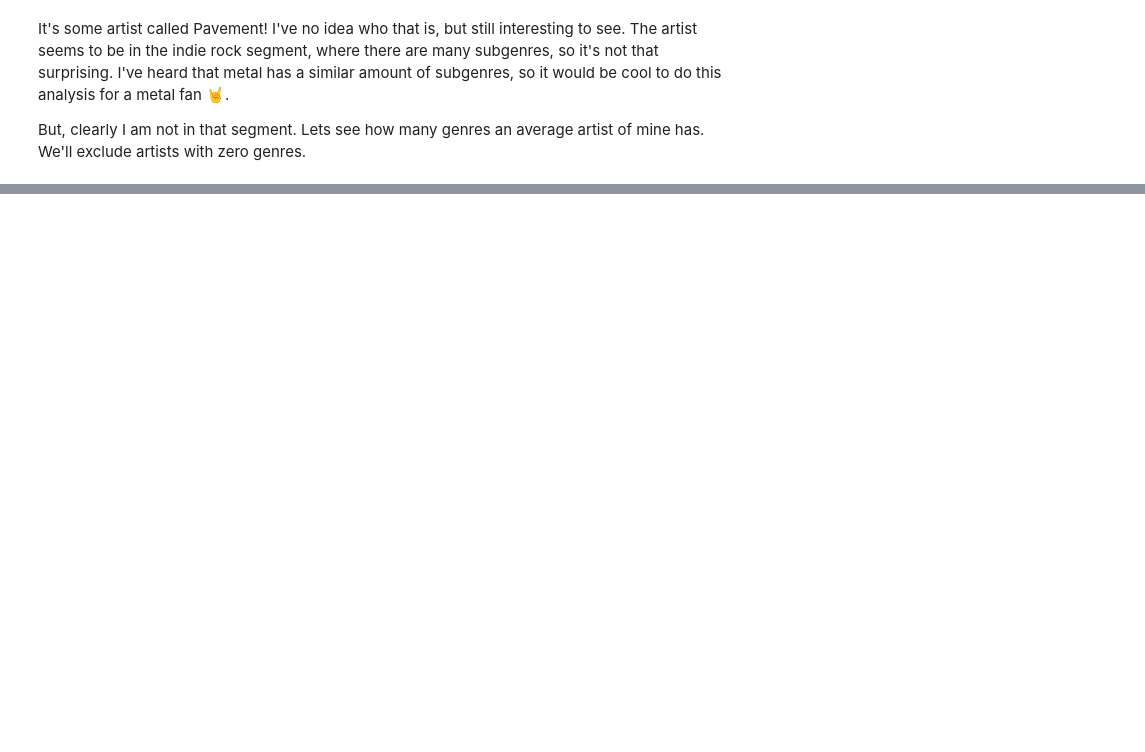
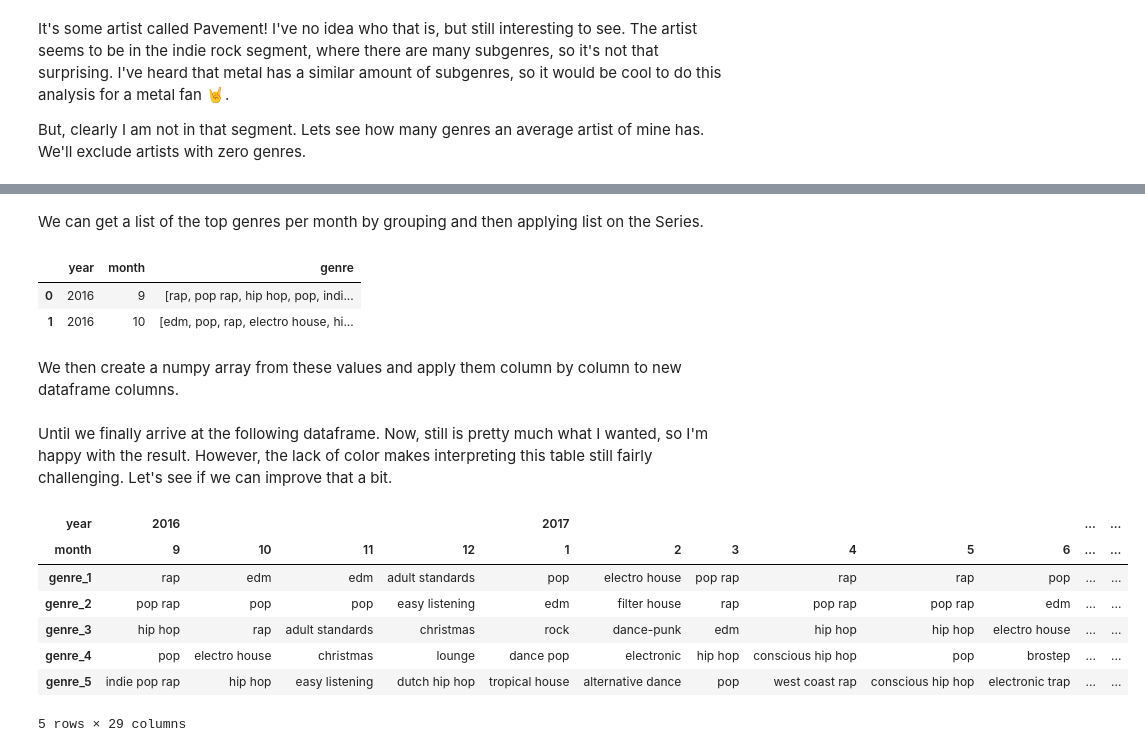
Before and after one commit to Baukebrenninkmeijer/personal-homepage, a Jupyter notebook: _notebooks/2020-07-31-spotify-listening-history-analysis-part-1.ipynb, the cells around one changed output, grey strips where cells are left out. Cells and saved outputs as stored; diff of their text form; code cells hidden in the pictures; blank space fills up the shorter version.

```diff
--- a/_notebooks/2020-07-31-spotify-listening-history-analysis-part-1.ipynb
+++ b/_notebooks/2020-07-31-spotify-listening-history-analysis-part-1.ipynb
@@ -670,0 +534,3 @@ plt.show()
+# %%
+counts_per_genre_per_month_melted = pd.melt(counts_per_genre_per_month_filtered, id_vars=['year', 'month'], value_vars=columns, var_name='genre', value_name='percentage')
+counts_per_genre_per_month_melted['datetime'] = pd.to_datetime(counts_per_genre_per_month_melted.month.astype(str) + '-' + counts_per_genre_per_month_melted.year.astype(str), format='%m-%Y')
@@ -670,0 +554,3 @@ plt.show()
+# %%
+top_genres_per_month_with_perc = counts_per_genre_per_month_melted.loc[counts_per_genre_per_month_melted.groupby(['year', 'month']).percentage.nlargest(5).reset_index().level_2.values, :]
+top_genres_per_month_with_perc.set_index(['year', 'month']).head(10)
@@ -670,0 +648,30 @@ plt.show()
+# %% [markdown]
+We can get a list of the top genres per month by grouping and then applying list on the Series.
+# %%
+top_genres_per_month = top_genres_per_month_with_perc.groupby(['year',  'month']).genre.apply(list).reset_index()
+top_genres_per_month[:2]
+# %% [output]
+|  | year | month | genre |
+| 0 | 2016 | 9 | [rap, pop rap, hip hop, pop, indi... |
+| 1 | 2016 | 10 | [edm, pop, rap, electro house, hi... |
+# %% [markdown]
+We then create a numpy array from these values and apply them column by column to new dataframe columns.
+# %%
+genre_array = np.stack(top_genres_per_month.genre.values)
+for i, new_col in enumerate([f'genre_{x}' for x in range(1, 6)]):
+    top_genres_per_month[new_col] = genre_array[:, i]
+top_genres_per_month = top_genres_per_month.drop('genre', axis=1)
+# %% [markdown]
+Until we finally arrive at the following dataframe. Now, still is pretty much what I wanted, so I'm happy with the result. However, the lack of color makes interpreting this table still fairly challenging. Let's see if we can improve that a bit.
+# %%
+top_genres_per_month = top_genres_per_month.set_index(['year', 'month']).T
+top_genres_per_month
+# %% [output]
+| year | 2016 |  |  |  | 2017 |  |  |  |  |  | ... | ... |
+| month | 9 | 10 | 11 | 12 | 1 | 2 | 3 | 4 | 5 | 6 | ... | ... |
+| genre_1 | rap | edm | edm | adult standards | pop | electro house | pop rap | rap | rap | pop | ... | ... |
+| genre_2 | pop rap | pop | pop | easy listening | edm | filter house | rap | pop rap | pop rap | edm | ... | ... |
+| genre_3 | hip hop | rap | adult standards | christmas | rock | dance-punk | edm | hip hop | hip hop | electro house | ... | ... |
+| genre_4 | pop | electro house | christmas | lounge | dance pop | electronic | hip hop | conscious hip hop | pop | brostep | ... | ... |
+| genre_5 | indie pop rap | hip hop | easy listening | dutch hip hop | tropical house | alternative dance | pop | west coast rap | conscious hip hop | electronic trap | ... | ... |
+5 rows × 29 columns
```
Also changed, not shown: parts of 108 cells of this notebook, 4 other files.
